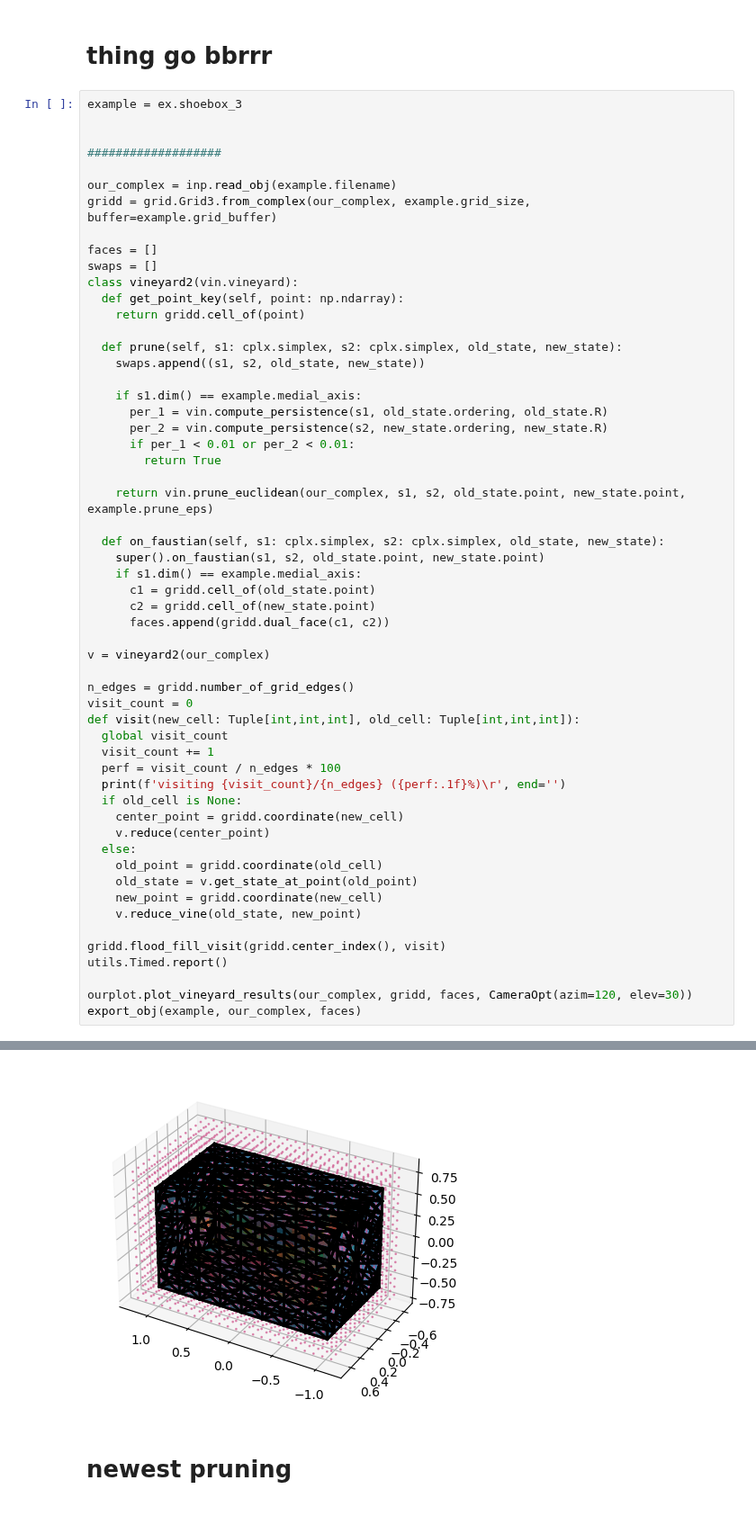
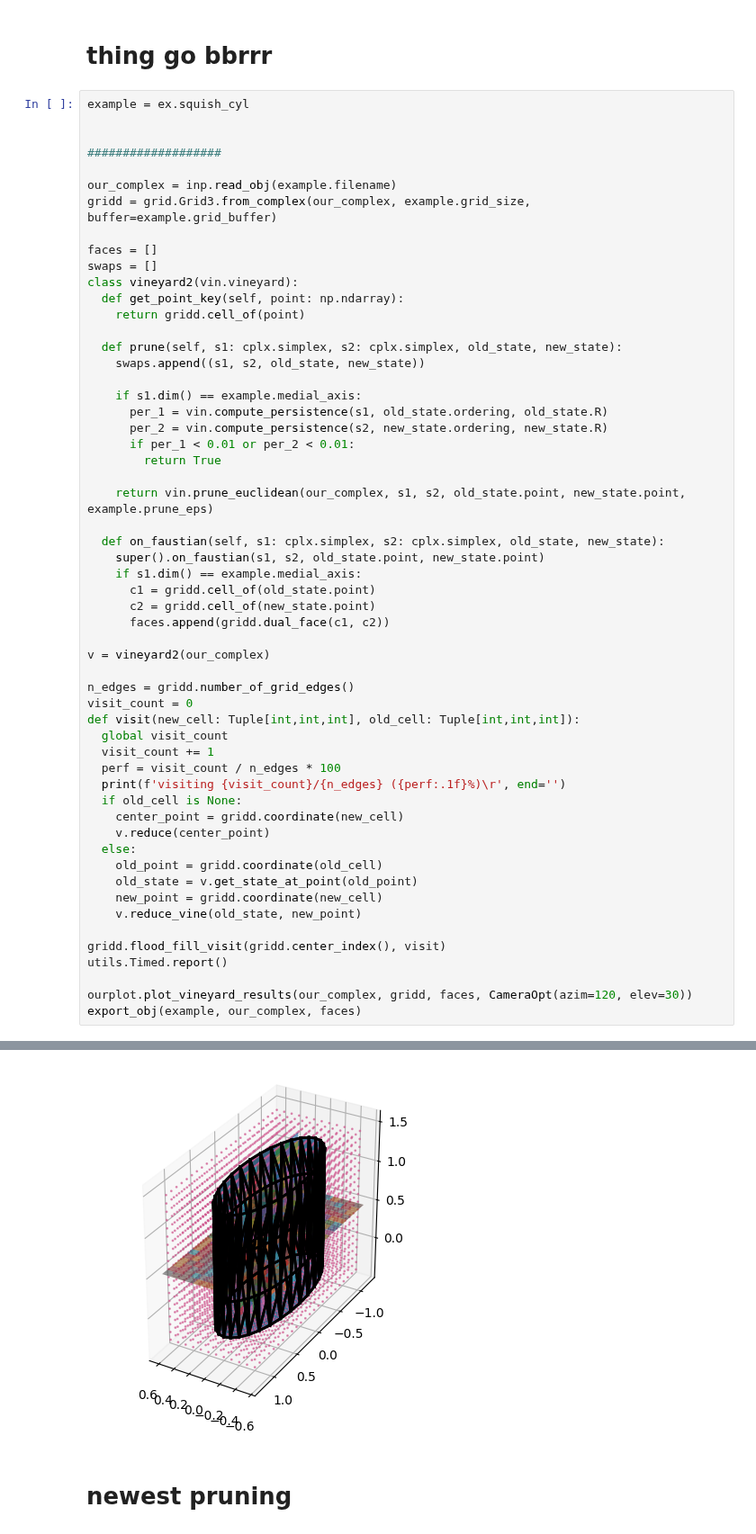
Before and after one commit to medial-ax/medial-ax, a Jupyter notebook: makethings.ipynb, the cells around one changed output, grey strips where cells are left out. Shown at 90% size. Saved outputs shown, nothing was run; the diff lists cells and outputs as text.

```diff
--- a/makethings.ipynb
+++ b/makethings.ipynb
@@ -63,7 +63,7 @@ def export_obj(ex: ex.Example, complex: cplx.complex, faces: List[np.ndarray]):
 # %% [markdown]
 # thing go bbrrr
 # %%
-example = ex.shoebox_3
+example = ex.squish_cyl
 
 
 ###################
@@ -129,5 +129,5 @@ export_obj(example, our_complex, faces)
 |==============================
-[figure, old version]
+[figure, new version]
 # %% [markdown]
 # newest pruning
 # %%
```
Also changed, not shown: parts of 2 cells of this notebook, 2 other files.
